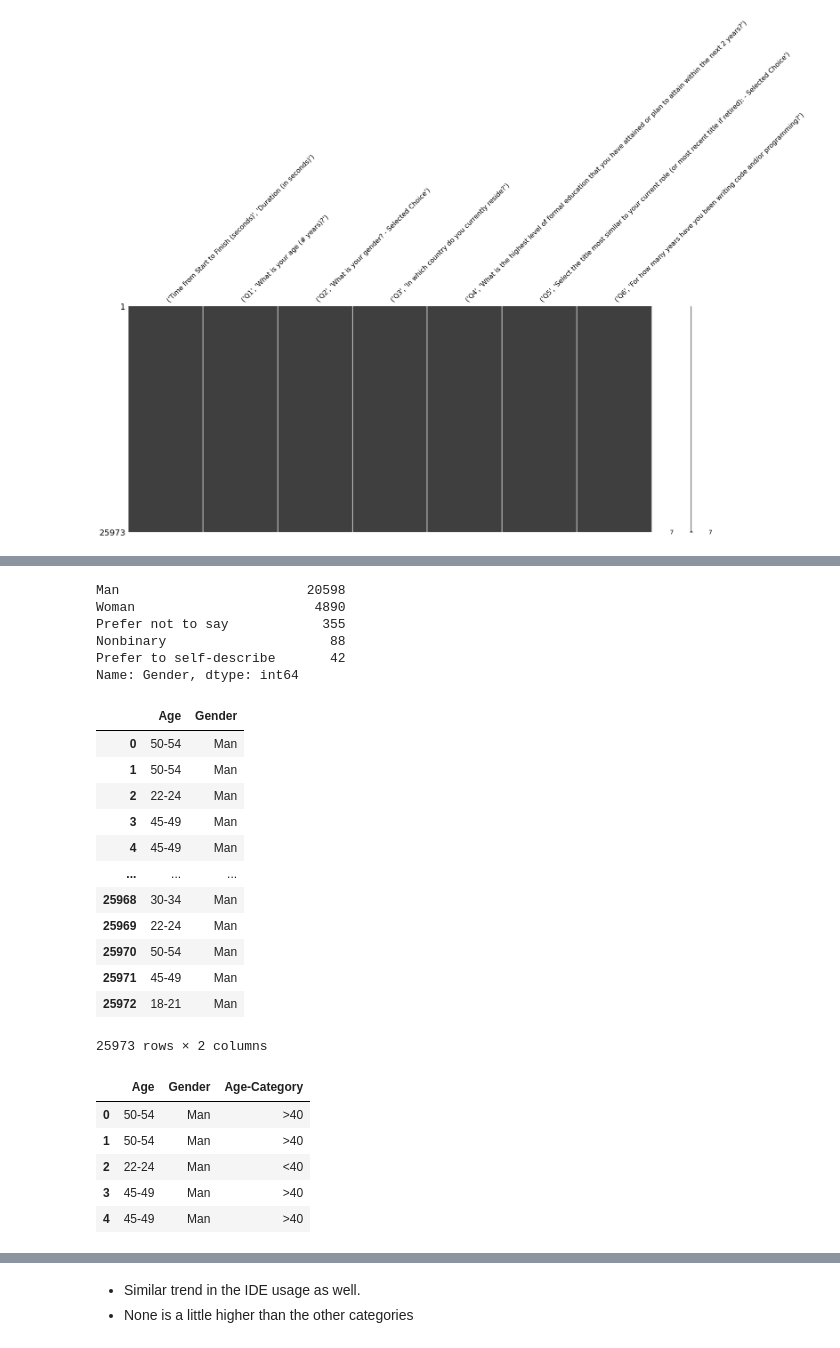
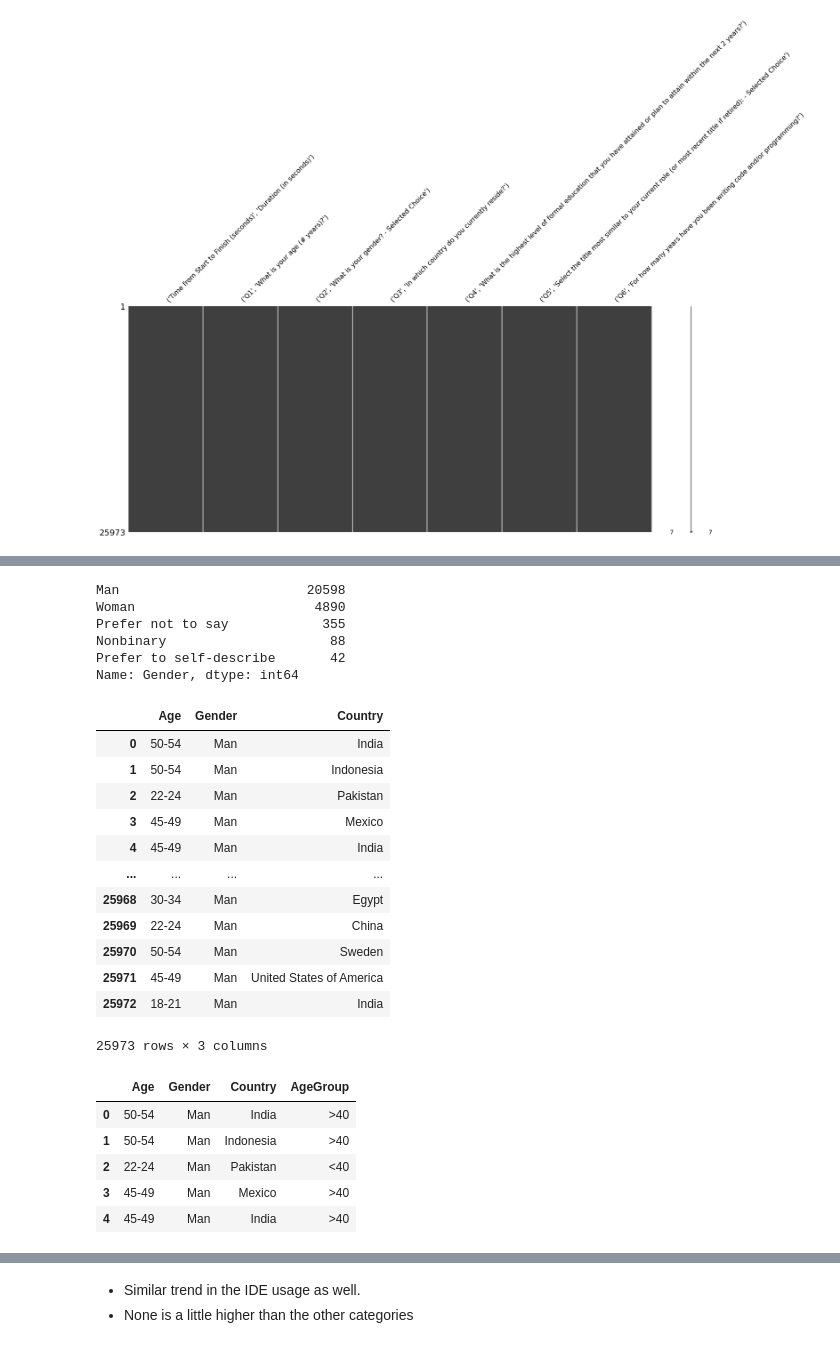
Before and after one commit to sreedevigattu/mldssurvey, a Jupyter notebook: mldssurvey.ipynb, the cells around one changed output, grey strips where cells are left out. Drawn from its saved outputs; the diff is of its cells as text; code cells hidden in the pictures.

```diff
--- a/mldssurvey.ipynb
+++ b/mldssurvey.ipynb
@@ -51,6 +160,7 @@ msno.matrix(df.iloc[:,:7])
 df_new = pd.DataFrame()
 df_new['Age'] = df['Q1', 'What is your age (# years)?']
 df_new['Gender'] = df['Q2', 'What is your gender? - Selected Choice']
+df_new['Country'] = df['Q3', 'In which country do you currently reside?']
 df_new.info()
 # %% [output]
 <class 'pandas.core.frame.DataFrame'>
@@ -73,28 +184,28 @@ Prefer not to say            355
 Nonbinary                     88
 Prefer to self-describe       42
 Name: Gender, dtype: int64
-|  | Age | Gender |
-| 0 | 50-54 | Man |
-| 1 | 50-54 | Man |
-| 2 | 22-24 | Man |
-| 3 | 45-49 | Man |
-| 4 | 45-49 | Man |
-| ... | ... | ... |
-| 25968 | 30-34 | Man |
-| 25969 | 22-24 | Man |
-| 25970 | 50-54 | Man |
-| 25971 | 45-49 | Man |
-| 25972 | 18-21 | Man |
+|  | Age | Gender | Country |
+| 0 | 50-54 | Man | India |
+| 1 | 50-54 | Man | Indonesia |
+| 2 | 22-24 | Man | Pakistan |
+| 3 | 45-49 | Man | Mexico |
+| 4 | 45-49 | Man | India |
+| ... | ... | ... | ... |
+| 25968 | 30-34 | Man | Egypt |
+| 25969 | 22-24 | Man | China |
+| 25970 | 50-54 | Man | Sweden |
+| 25971 | 45-49 | Man | United States of America |
+| 25972 | 18-21 | Man | India |
-25973 rows × 2 columns
+25973 rows × 3 columns
 # %%
 df_new['Gender'] = df_new['Gender'].apply(lambda x: x if x in ['Man', 'Woman'] else 'Other')
-df_new["Age-Category"] = df_new['Age'].apply(lambda x: '<40' if x in ['18-21', '22-24', '25-29', '30-34', '35-39'] else '>40')
+df_new["AgeGroup"] = df_new['Age'].apply(lambda x: '<40' if x in ['18-21', '22-24', '25-29', '30-34', '35-39'] else '>40')
 df_new.head()
 # %% [output]
-|  | Age | Gender | Age-Category |
-| 0 | 50-54 | Man | >40 |
-| 1 | 50-54 | Man | >40 |
-| 2 | 22-24 | Man | <40 |
-| 3 | 45-49 | Man | >40 |
-| 4 | 45-49 | Man | >40 |
+|  | Age | Gender | Country | AgeGroup |
+| 0 | 50-54 | Man | India | >40 |
+| 1 | 50-54 | Man | Indonesia | >40 |
+| 2 | 22-24 | Man | Pakistan | <40 |
+| 3 | 45-49 | Man | Mexico | >40 |
+| 4 | 45-49 | Man | India | >40 |
 # %%
```
Also changed, not shown: parts of 80 cells of this notebook.
